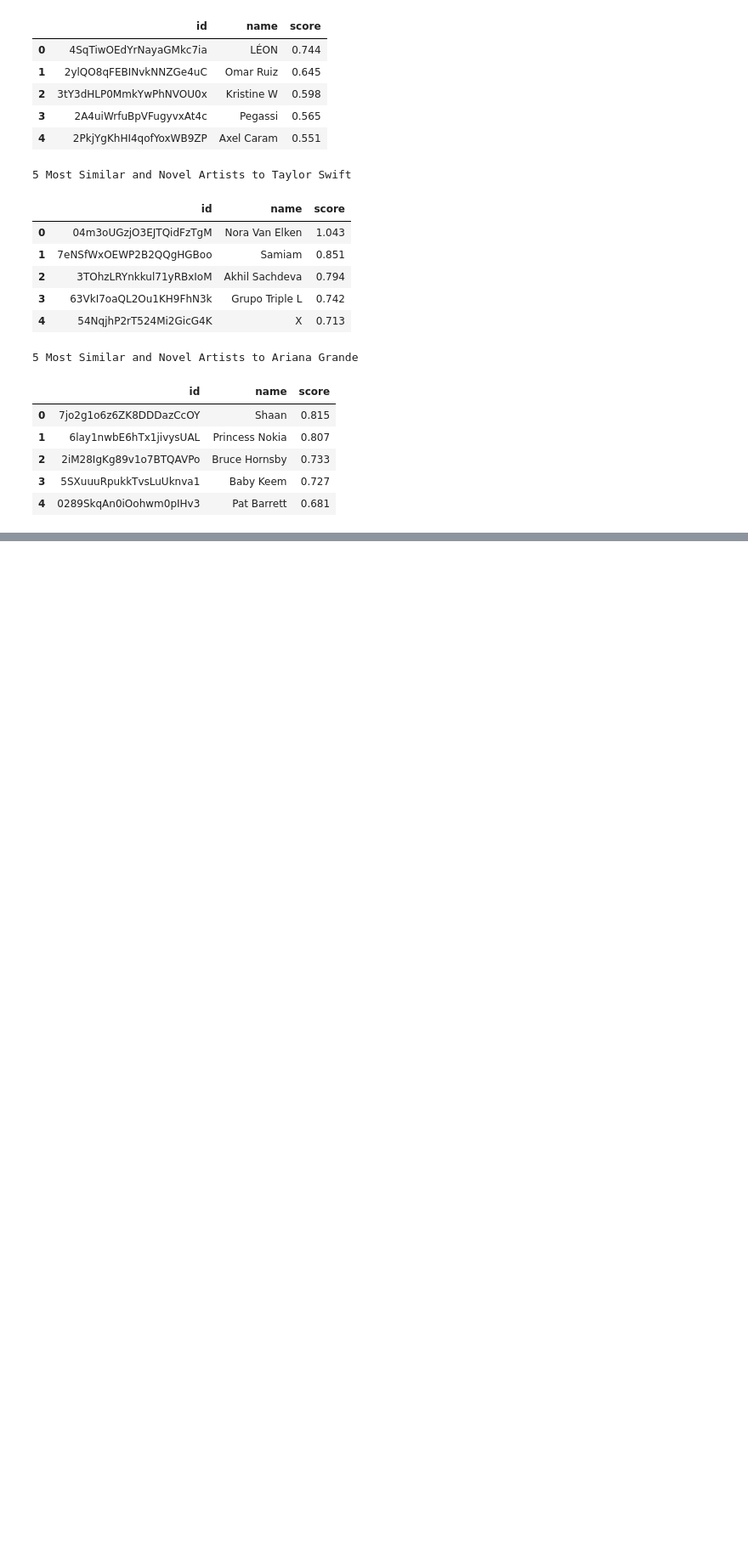
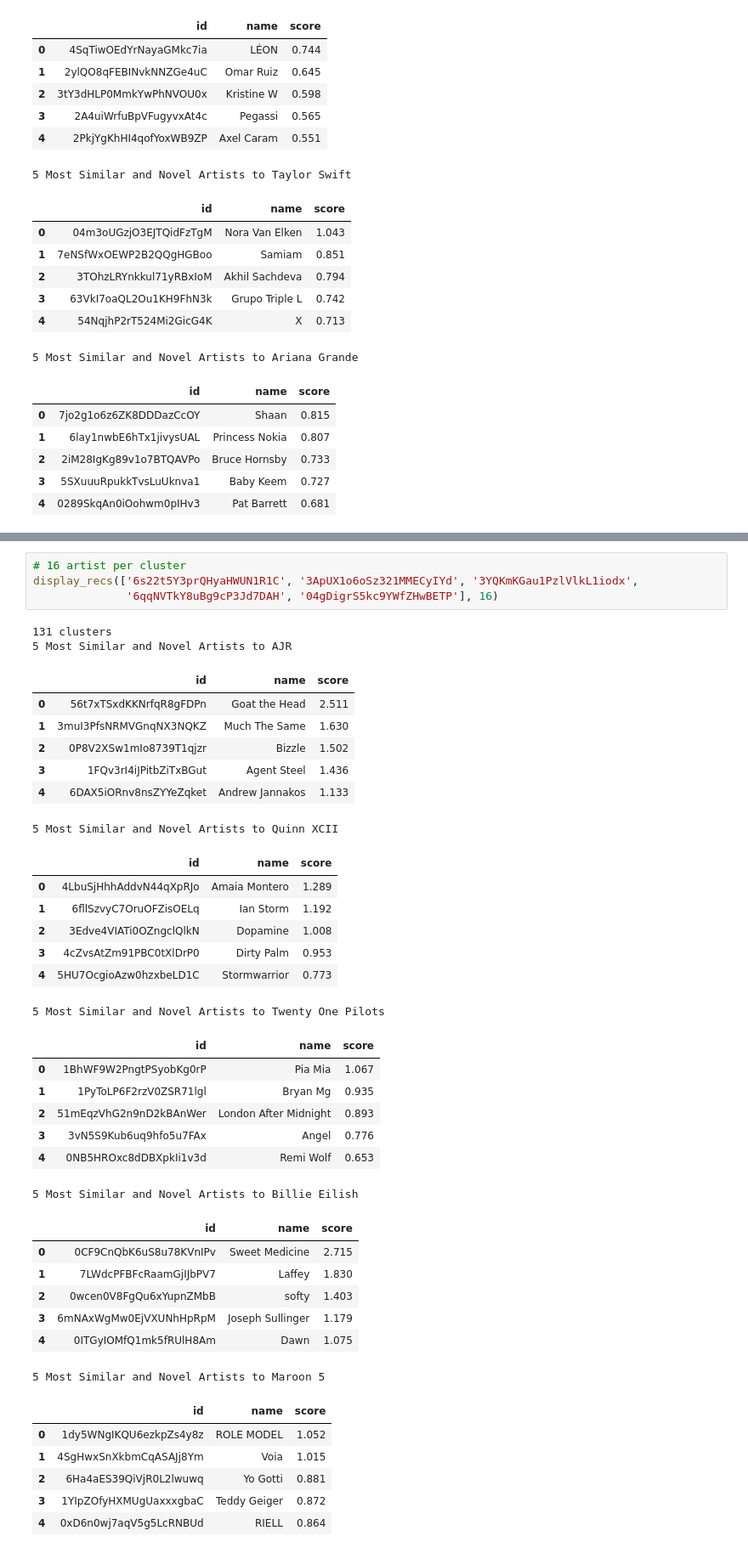
Before and after one commit to TylerJang27/Twitifynd, a Jupyter notebook: logs_demo.ipynb, the cells around one changed output, grey strips where cells are left out. Shown: that part at 85% size. Saved outputs shown, nothing was run; the diff lists cells and outputs as text; blank space fills up the shorter version.

```diff
--- a/logs_demo.ipynb
+++ b/logs_demo.ipynb
@@ -158,0 +305,41 @@ display_recs(['1uNFoZAHBGtllmzznpCI3s', '06HL4z0CvFAxyc27GXpf02', '66CXWjxzNUsdJ
+# %%
+# 16 artist per cluster
+display_recs(['6s22t5Y3prQHyaHWUN1R1C', '3ApUX1o6oSz321MMECyIYd', '3YQKmKGau1PzlVlkL1iodx',
+              '6qqNVTkY8uBg9cP3Jd7DAH', '04gDigrS5kc9YWfZHwBETP'], 16)
+# %% [output]
+131 clusters
+5 Most Similar and Novel Artists to AJR
+|  | id | name | score |
+| 0 | 56t7xTSxdKKNrfqR8gFDPn | Goat the Head | 2.511 |
+| 1 | 3muI3PfsNRMVGnqNX3NQKZ | Much The Same | 1.630 |
+| 2 | 0P8V2XSw1mIo8739T1qjzr | Bizzle | 1.502 |
+| 3 | 1FQv3rI4iJPitbZiTxBGut | Agent Steel | 1.436 |
+| 4 | 6DAX5iORnv8nsZYYeZqket | Andrew Jannakos | 1.133 |
+5 Most Similar and Novel Artists to Quinn XCII
+|  | id | name | score |
+| 0 | 4LbuSjHhhAddvN44qXpRJo | Amaia Montero | 1.289 |
+| 1 | 6fllSzvyC7OruOFZisOELq | Ian Storm | 1.192 |
+| 2 | 3Edve4VIATi0OZngclQlkN | Dopamine | 1.008 |
+| 3 | 4cZvsAtZm91PBC0tXlDrP0 | Dirty Palm | 0.953 |
+| 4 | 5HU7OcgioAzw0hzxbeLD1C | Stormwarrior | 0.773 |
+5 Most Similar and Novel Artists to Twenty One Pilots
+|  | id | name | score |
+| 0 | 1BhWF9W2PngtPSyobKg0rP | Pia Mia | 1.067 |
+| 1 | 1PyToLP6F2rzV0ZSR71lgl | Bryan Mg | 0.935 |
+| 2 | 51mEqzVhG2n9nD2kBAnWer | London After Midnight | 0.893 |
+| 3 | 3vN5S9Kub6uq9hfo5u7FAx | Angel | 0.776 |
+| 4 | 0NB5HROxc8dDBXpkIi1v3d | Remi Wolf | 0.653 |
+5 Most Similar and Novel Artists to Billie Eilish
+|  | id | name | score |
+| 0 | 0CF9CnQbK6uS8u78KVnIPv | Sweet Medicine | 2.715 |
+| 1 | 7LWdcPFBFcRaamGjIJbPV7 | Laffey | 1.830 |
+| 2 | 0wcen0V8FgQu6xYupnZMbB | softy | 1.403 |
+| 3 | 6mNAxWgMw0EjVXUNhHpRpM | Joseph Sullinger | 1.179 |
+| 4 | 0ITGyIOMfQ1mk5fRUlH8Am | Dawn | 1.075 |
+5 Most Similar and Novel Artists to Maroon 5
+|  | id | name | score |
+| 0 | 1dy5WNgIKQU6ezkpZs4y8z | ROLE MODEL | 1.052 |
+| 1 | 4SgHwxSnXkbmCqASAJj8Ym | Voia | 1.015 |
+| 2 | 6Ha4aES39QiVjR0L2lwuwq | Yo Gotti | 0.881 |
+| 3 | 1YIpZOfyHXMUgUaxxxgbaC | Teddy Geiger | 0.872 |
+| 4 | 0xD6n0wj7aqV5g5LcRNBUd | RIELL | 0.864 |
```
Also changed, not shown: parts of 11 cells of this notebook.
